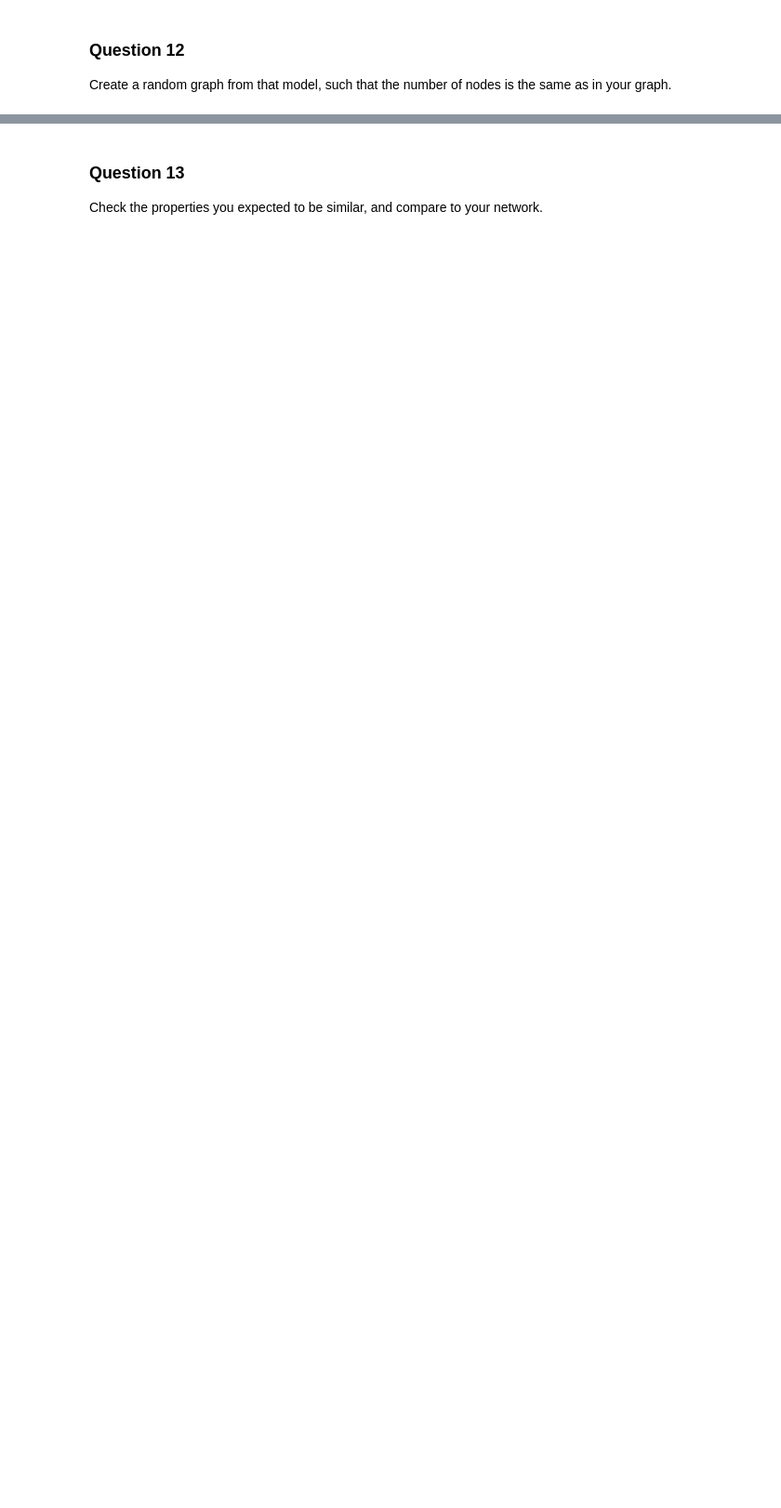
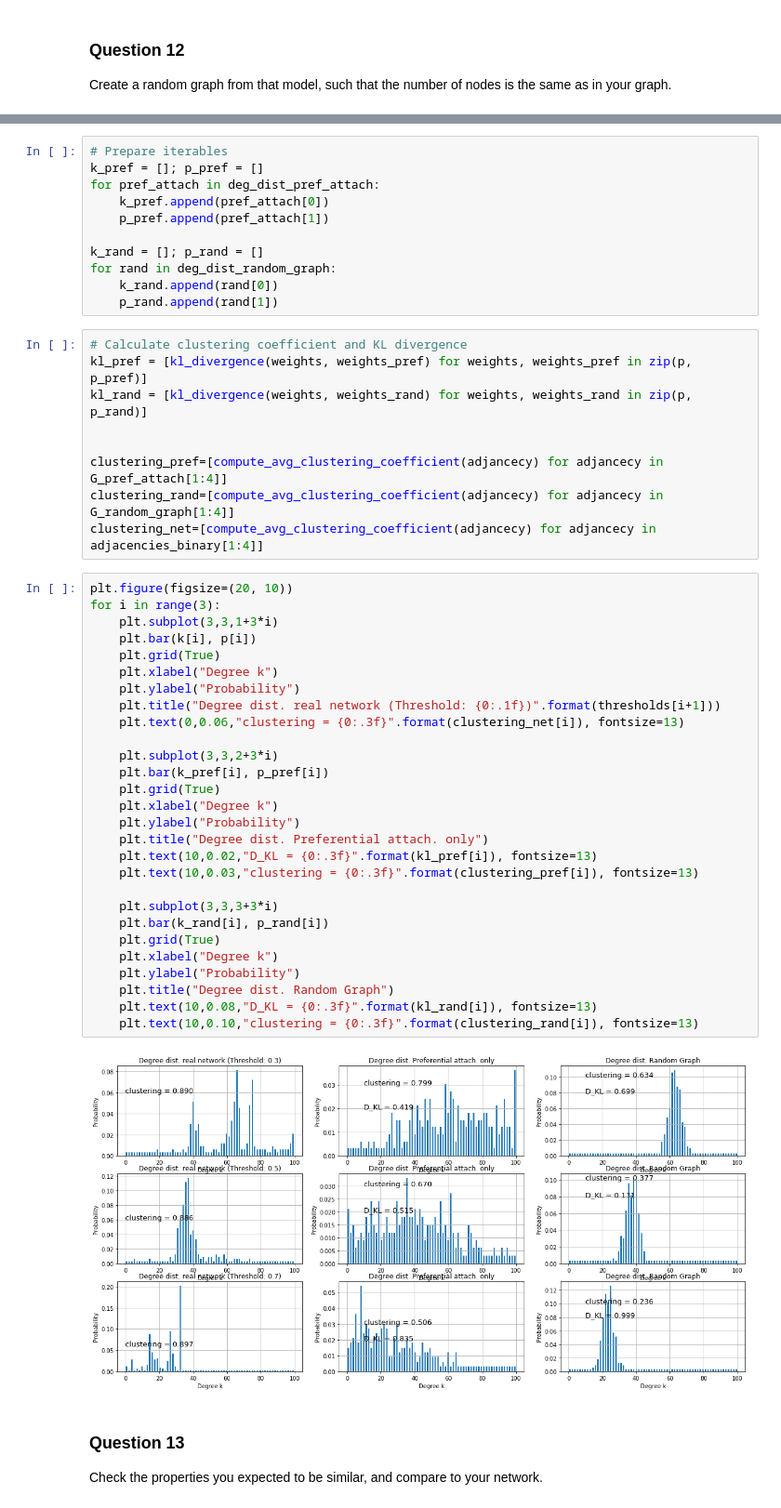
Before and after one commit to nikolaiorgland/conseil_national, a Jupyter notebook: milestone2/2_network_models.ipynb, the cells around one changed output, grey strips where cells are left out. Shown: that part at 93% size. Saved outputs shown, nothing was run; the diff lists cells and outputs as text; blank space fills up the shorter version.

```diff
--- a/milestone2/2_network_models.ipynb
+++ b/milestone2/2_network_models.ipynb
@@ -558,3 +604,53 @@ Text(0.5,1,'Degree distribution (k-intervalls: None)')
+# %%
+# Prepare iterables
+k_pref = []; p_pref = []
+for pref_attach in deg_dist_pref_attach:
+    k_pref.append(pref_attach[0])
+    p_pref.append(pref_attach[1])
+
+k_rand = []; p_rand = []
+for rand in deg_dist_random_graph:
+    k_rand.append(rand[0])
+    p_rand.append(rand[1])
+# %%
+# Calculate clustering coefficient and KL divergence
+kl_pref = [kl_divergence(weights, weights_pref) for weights, weights_pref in zip(p, p_pref)]
+kl_rand = [kl_divergence(weights, weights_rand) for weights, weights_rand in zip(p, p_rand)]
+
+
+clustering_pref=[compute_avg_clustering_coefficient(adjancecy) for adjancecy in G_pref_attach[1:4]]
+clustering_rand=[compute_avg_clustering_coefficient(adjancecy) for adjancecy in G_random_graph[1:4]]
+clustering_net=[compute_avg_clustering_coefficient(adjancecy) for adjancecy in adjacencies_binary[1:4]]
+# %%
+plt.figure(figsize=(20, 10))
+for i in range(3):
+    plt.subplot(3,3,1+3*i)
+    plt.bar(k[i], p[i])
+    plt.grid(True)
+    plt.xlabel("Degree k")
+    plt.ylabel("Probability")
+    plt.title("Degree dist. real network (Threshold: {0:.1f})".format(thresholds[i+1]))
+    plt.text(0,0.06,"clustering = {0:.3f}".format(clustering_net[i]), fontsize=13)
+
+    plt.subplot(3,3,2+3*i)
+    plt.bar(k_pref[i], p_pref[i])
+    plt.grid(True)
+    plt.xlabel("Degree k")
+    plt.ylabel("Probability")
+    plt.title("Degree dist. Preferential attach. only")
+    plt.text(10,0.02,"D_KL = {0:.3f}".format(kl_pref[i]), fontsize=13)
+    plt.text(10,0.03,"clustering = {0:.3f}".format(clustering_pref[i]), fontsize=13)
+
+    plt.subplot(3,3,3+3*i)
+    plt.bar(k_rand[i], p_rand[i])
+    plt.grid(True)
+    plt.xlabel("Degree k")
+    plt.ylabel("Probability")
+    plt.title("Degree dist. Random Graph")
+    plt.text(10,0.08,"D_KL = {0:.3f}".format(kl_rand[i]), fontsize=13)
+    plt.text(10,0.10,"clustering = {0:.3f}".format(clustering_rand[i]), fontsize=13)
+# %% [output]
+[figure, added]
 # %% [markdown]
 ### Question 13
 
```
Also changed, not shown: parts of 30 cells of this notebook.
